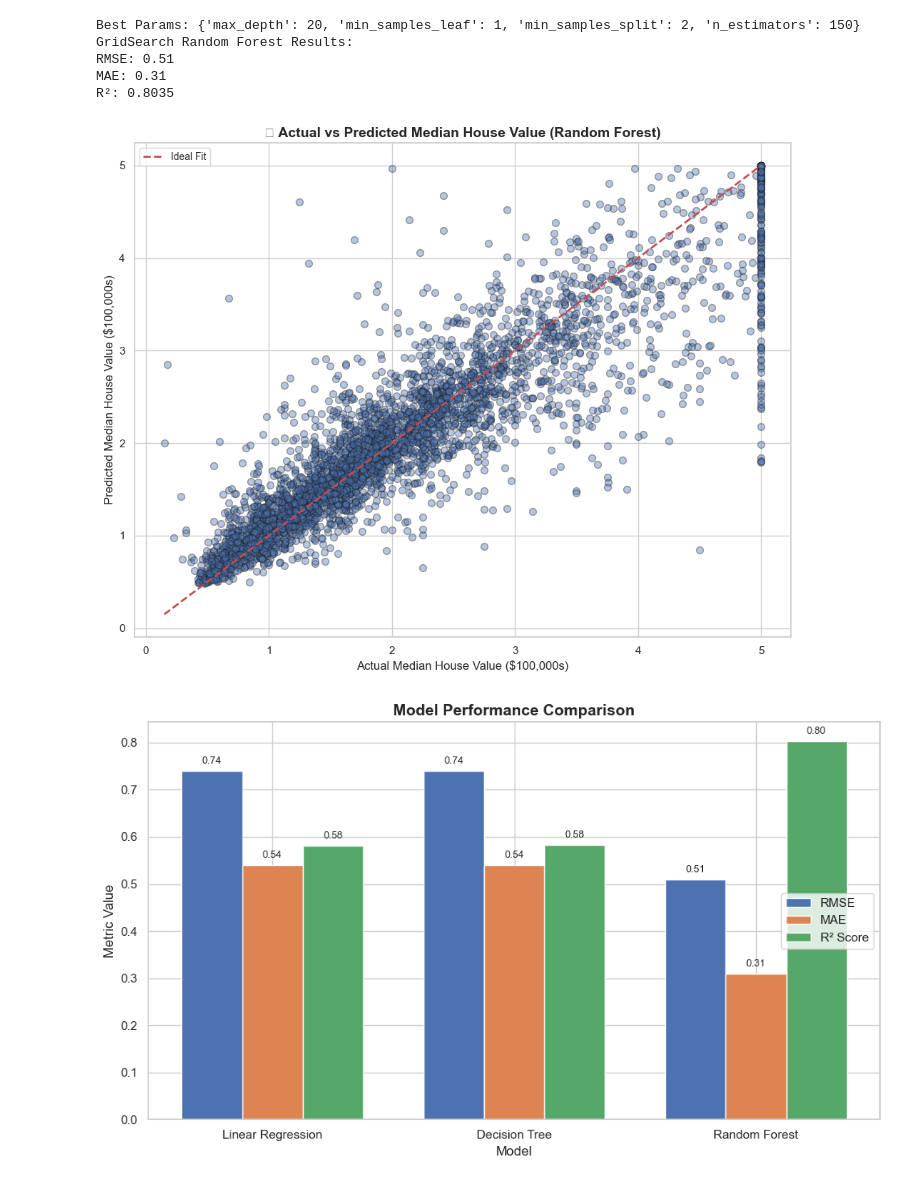
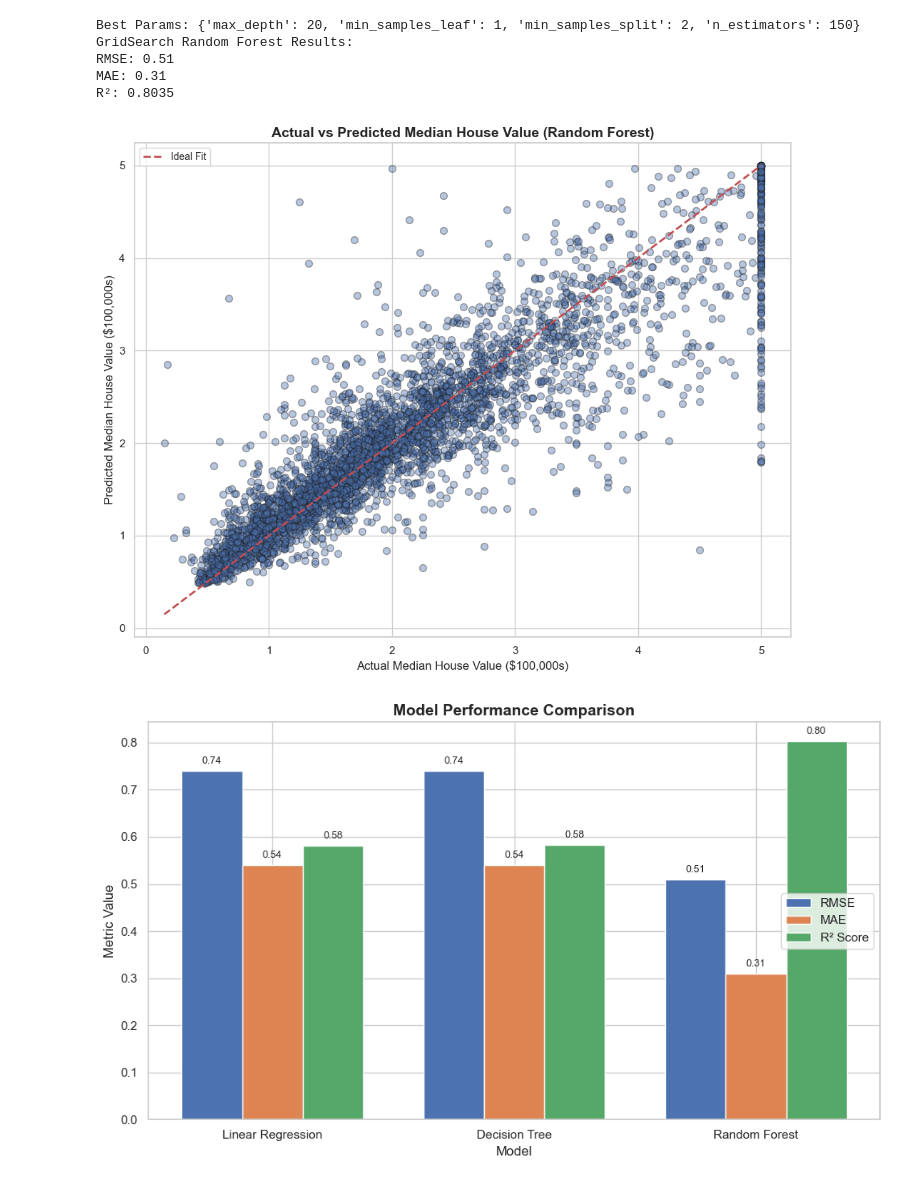
Before and after one commit to nguyen010103/California-house-pricing-prediction, a Jupyter notebook: notebooks/03_data_training.ipynb, the cells around one changed output. Saved outputs shown, nothing was run; the diff lists cells and outputs as text; code cells hidden in the pictures.

```diff
--- a/notebooks/03_data_training.ipynb
+++ b/notebooks/03_data_training.ipynb
@@ -244,25 +244,25 @@ R²: 0.8035
 # %%
 import matplotlib.pyplot as plt
 import seaborn as sns
 
 # Seaborn style
 sns.set(style="whitegrid")
 
 # Plot
 plt.figure(figsize=(10, 8))
 plt.scatter(y_test, y_pred, alpha=0.4, edgecolor='k', s=50)
 plt.plot([y_test.min(), y_test.max()], [y_test.min(), y_test.max()], 'r--', lw=2, label='Ideal Fit')
 
-plt.title("🏡 Actual vs Predicted Median House Value (Random Forest)", fontsize=14, weight='bold')
+plt.title("Actual vs Predicted Median House Value (Random Forest)", fontsize=14, weight='bold')
 plt.xlabel("Actual Median House Value ($100,000s)", fontsize=12)
 plt.ylabel("Predicted Median House Value ($100,000s)", fontsize=12)
 plt.legend(fontsize=10)
 plt.tight_layout()
 
 plt.savefig('/Users/anhnguyendo/Documents/Python machine learning/Cali housing price project/California-house-pricing-prediction/figures/Actual_vs_Predicted_House_Value_using_Random_Forest_model.png')
 plt.show()
 # %% [output]
-[figure, old version]
+[figure, new version]
 # %%
 # Define model names and their metrics
 models = ['Linear Regression', 'Decision Tree', 'Random Forest']
```
Also changed, not shown: parts of 2 cells of this notebook, 3 other files.
